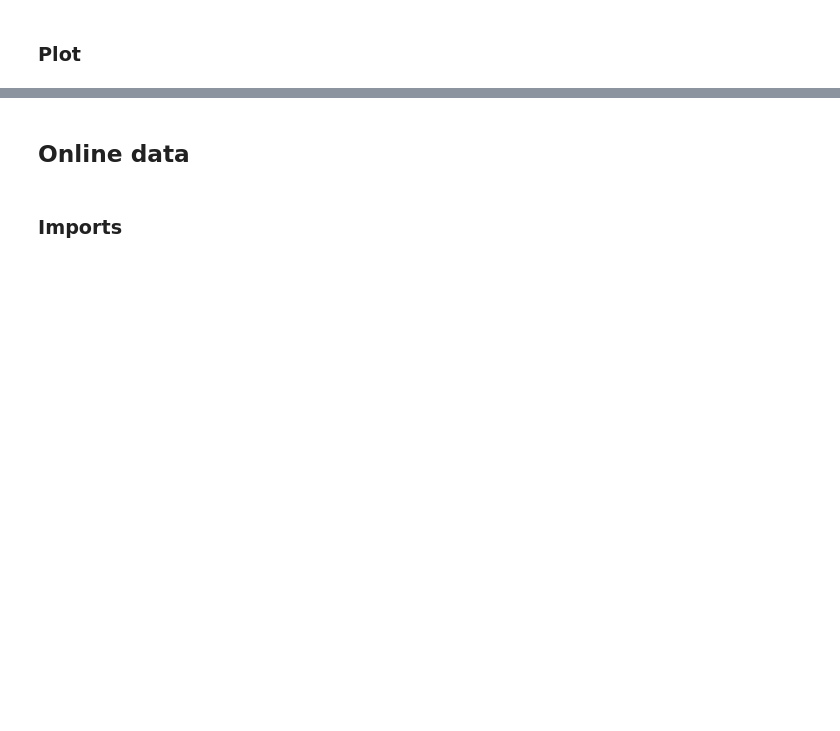
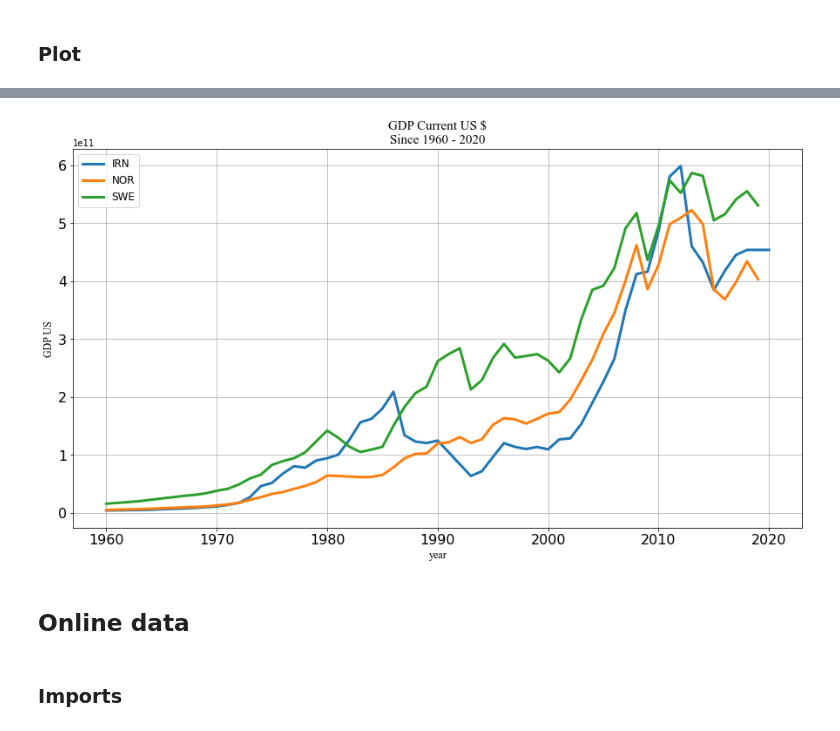
Before and after one commit to saeed-saffari/alzahra-workshop-spr2021, a Jupyter notebook: lecture/7. Pandas 03.ipynb, the cells around one changed output, grey strips where cells are left out. Saved outputs shown, nothing was run; the diff lists cells and outputs as text; code cells hidden in the pictures; blank space fills up the shorter version.

```diff
--- a/lecture/7. Pandas 03.ipynb
+++ b/lecture/7. Pandas 03.ipynb
@@ -28,3 +258,15 @@
+# %%
+gdp_2.plot(y = ['IRN', 'NOR', 'SWE'], figsize = (15,8), lw = 3, fontsize = 16)
+
+plt.grid()
+plt.xlabel('year',fontsize = 12, fontname = 'Times New Roman')
+plt.ylabel('GDP US', fontsize = 12, fontname = 'Times New Roman')
+plt.title('GDP Current US $\nSince 1960 - 2020', fontsize = 15, fontname = 'Times New Roman')
+
+plt.legend(loc = 'upper left', fontsize = 12)
+plt.show()
+# %% [output]
+[figure, added]
 # %% [markdown]
 ## Online data
 # %% [markdown]
```
Also changed, not shown: parts of 79 cells of this notebook.
